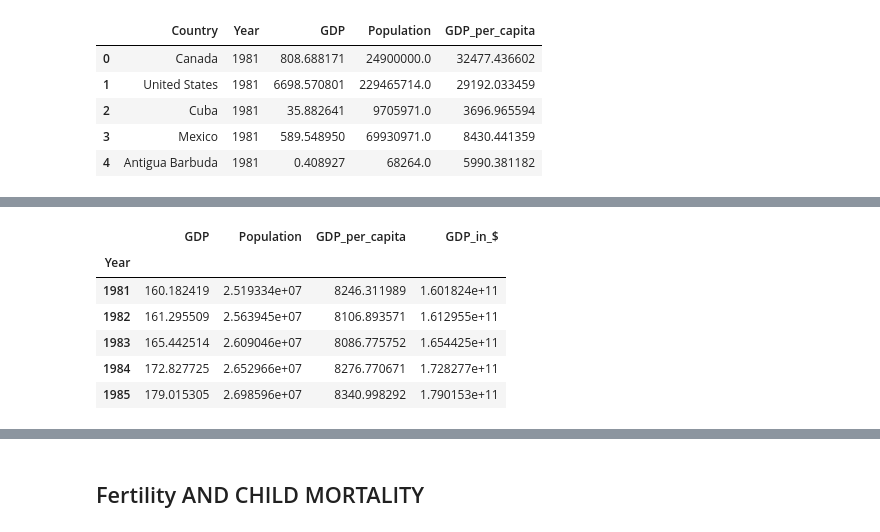
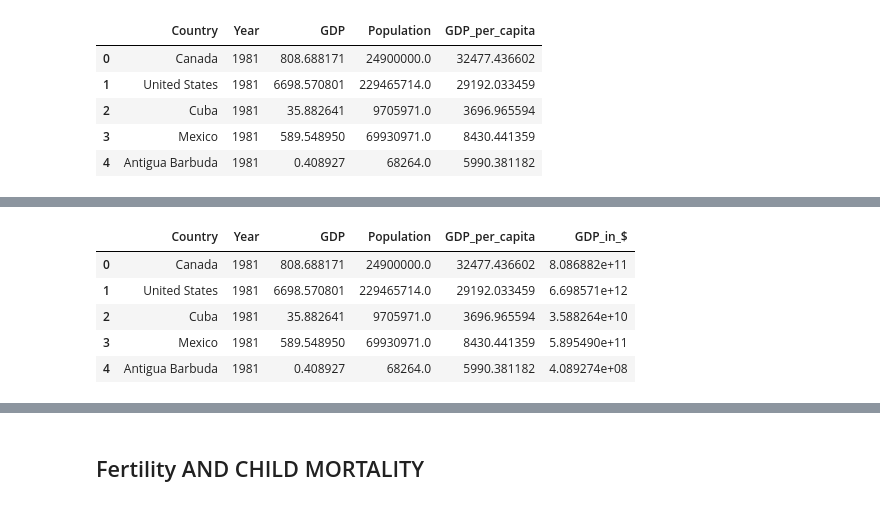
Before and after one commit to ta-data-bcn/Project-Week-5-Your-Own-Project, a Jupyter notebook: your-project/New datasets.ipynb, the cells around one changed output, grey strips where cells are left out. Drawn from its saved outputs; the diff is of its cells as text; code cells hidden in the pictures.

```diff
--- a/your-project/New datasets.ipynb
+++ b/your-project/New datasets.ipynb
@@ -95,5 +95,7 @@ gdp_p_df.head()
 | 2 | Cuba | 1981 | 35.882641 | 9705971.0 | 3696.965594 |
 | 3 | Mexico | 1981 | 589.548950 | 69930971.0 | 8430.441359 |
 | 4 | Antigua Barbuda | 1981 | 0.408927 | 68264.0 | 5990.381182 |
+# %%
+gdp_p_df['GDP_in_$'] = gdp_p_df['GDP'] * 1000000000
 # %%
 gdp_p_df.to_csv('GDP_P.csv')
@@ -113,10 +102,9 @@ gdp_p_years['GDP_in_$'] = gdp_p_years['GDP'] * 1000000000
 # %%
-gdp_p_years.head()
+gdp_p_df.head()
 # %% [output]
-|  | GDP | Population | GDP_per_capita | GDP_in_$ |
-| Year |  |  |  |  |
-| 1981 | 160.182419 | 2.519334e+07 | 8246.311989 | 1.601824e+11 |
-| 1982 | 161.295509 | 2.563945e+07 | 8106.893571 | 1.612955e+11 |
-| 1983 | 165.442514 | 2.609046e+07 | 8086.775752 | 1.654425e+11 |
-| 1984 | 172.827725 | 2.652966e+07 | 8276.770671 | 1.728277e+11 |
-| 1985 | 179.015305 | 2.698596e+07 | 8340.998292 | 1.790153e+11 |
+|  | Country | Year | GDP | Population | GDP_per_capita | GDP_in_$ |
+| 0 | Canada | 1981 | 808.688171 | 24900000.0 | 32477.436602 | 8.086882e+11 |
+| 1 | United States | 1981 | 6698.570801 | 229465714.0 | 29192.033459 | 6.698571e+12 |
+| 2 | Cuba | 1981 | 35.882641 | 9705971.0 | 3696.965594 | 3.588264e+10 |
+| 3 | Mexico | 1981 | 589.548950 | 69930971.0 | 8430.441359 | 5.895490e+11 |
+| 4 | Antigua Barbuda | 1981 | 0.408927 | 68264.0 | 5990.381182 | 4.089274e+08 |
```
Also changed, not shown: parts of 22 cells of this notebook.
